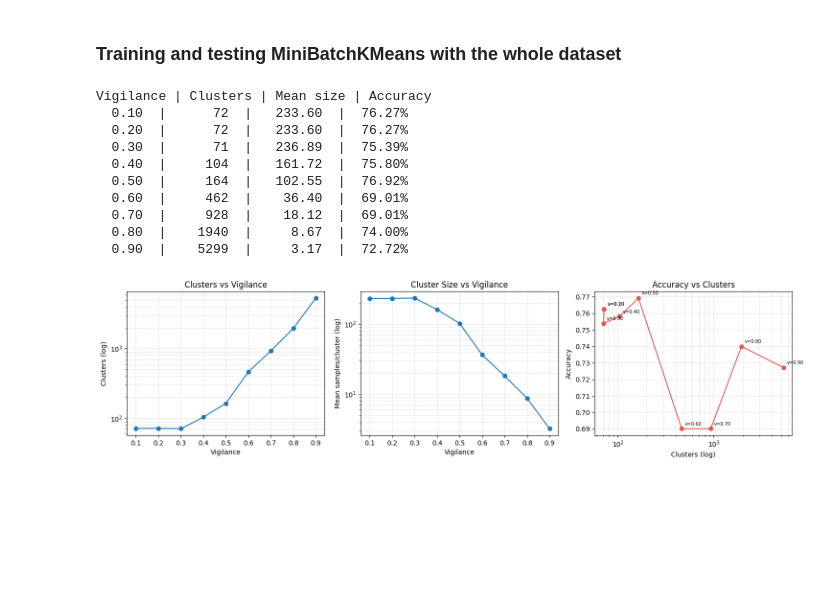
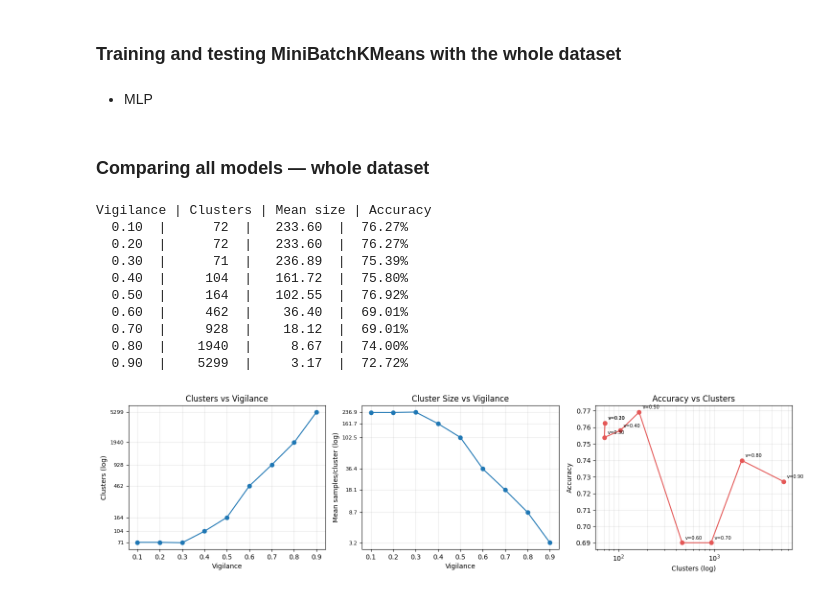
Before and after one commit to lsalatiel/art-epnn_neural-network-study, a Jupyter notebook: mnist_art.ipynb, the cells around one changed output. Drawn from its saved outputs; the diff is of its cells as text; code cells hidden in the pictures; blank space fills up the shorter version.

```diff
--- a/mnist_art.ipynb
+++ b/mnist_art.ipynb
@@ -1249,3 +1319,5 @@ print(f"ePNN train accuracy: {train_corr / len(X_train) * 100:.2f}% ({train_corr
 preds = predict_epnn(epnn, X_test)
 report = classification_report(y_test, preds)
 print(report)
+# %% [markdown]
+- MLP
@@ -1251,0 +1348,2 @@ print(report)
+# %% [markdown]
+### Comparing all models — whole dataset
@@ -1282,38 +1387,64 @@ for v, r in sweep_results.items():
     print(f"  {v:.2f}  |  {r['num_clusters']:6d}  |  {r['mean_cluster_size']:7.2f}  |  {r['accuracy'] * 100:.2f}%")
 
 # Vigilance vs clusters
+from matplotlib.ticker import FuncFormatter, NullLocator
+
+
+def declutter_log_ticks(values, min_ratio=1.15):
+    """Dedup + drop values too close together in log-space so labels don't overlap."""
+    vals = sorted(set(values))
+    kept = [vals[0]]
+    for v in vals[1:]:
+        if v / kept[-1] >= min_ratio:
+            kept.append(v)
+    if kept[-1] != vals[-1] and vals[-1] / kept[-1] < min_ratio:
+        kept[-1] = vals[-1]
+    return kept
+
+
 fig, axes = plt.subplots(1, 3, figsize=(15, 4))
 vs = list(sweep_results.keys())
-axes[0].plot(vs, [sweep_results[v]["num_clusters"] for v in vs], marker="o")
+ncs = [sweep_results[v]["num_clusters"] for v in vs]
+mcs = [sweep_results[v]["mean_cluster_size"] for v in vs]
+accs = [sweep_results[v]["accuracy"] for v in vs]
+
+axes[0].plot(vs, ncs, marker="o")
 axes[0].set_yscale("log")
 axes[0].set_xlabel("Vigilance"); axes[0].set_ylabel("Clusters (log)"); axes[0].set_title("Clusters vs Vigilance")
 axes[0].grid(True, which="both", alpha=0.3)
+# Show each data point's own value on the y-axis instead of only log decades
+axes[0].set_yticks(declutter_log_ticks(ncs))
+axes[0].yaxis.set_major_formatter(FuncFormatter(lambda y, _: f"{int(round(y))}"))
+axes[0].yaxis.set_minor_locator(NullLocator())
+axes[0].tick_params(axis="y", labelsize=8)
 
-axes[1].plot(vs, [sweep_results[v]["mean_cluster_size"] for v in vs], marker="o")
+axes[1].plot(vs, mcs, marker="o")
 axes[1].set_yscale("log")
 axes[1].set_xlabel("Vigilance"); axes[1].set_ylabel("Mean samples/cluster (log)"); axes[1].set_title("Cluster Size vs Vigilance")
 axes[1].grid(True, which="both", alpha=0.3)
+axes[1].set_yticks(declutter_log_ticks(np.round(mcs, 2)))
+axes[1].yaxis.set_major_formatter(FuncFormatter(lambda y, _: f"{y:.1f}"))
+axes[1].yaxis.set_minor_locator(NullLocator())
+axes[1].tick_params(axis="y", labelsize=8)
 
-ncs = [sweep_results[v]["num_clusters"] for v in vs]
-accs = [sweep_results[v]["accuracy"] for v in vs]
 axes[2].plot(ncs, accs, marker="o", color="#E45756")
 for v, nc, acc in zip(vs, ncs, accs):
     axes[2].annotate(f"v={v:.2f}", (nc, acc), textcoords="offset points", xytext=(5, 5), fontsize=7)
 axes[2].set_xscale("log")
 axes[2].set_xlabel("Clusters (log)"); axes[2].set_ylabel("Accuracy"); axes[2].set_title("Accuracy vs Clusters")
 axes[2].grid(True, which="both", alpha=0.3)
 
 plt.tight_layout()
 plt.show()
 # %% [output]
 Vigilance | Clusters | Mean size | Accuracy
   0.10  |      72  |   233.60  |  76.27%
   0.20  |      72  |   233.60  |  76.27%
   0.30  |      71  |   236.89  |  75.39%
   0.40  |     104  |   161.72  |  75.80%
   0.50  |     164  |   102.55  |  76.92%
   0.60  |     462  |    36.40  |  69.01%
   0.70  |     928  |    18.12  |  69.01%
   0.80  |    1940  |     8.67  |  74.00%
   0.90  |    5299  |     3.17  |  72.72%
-[figure, old version]
+[figure, new version]
```
Also changed, not shown: parts of 18 cells of this notebook.
